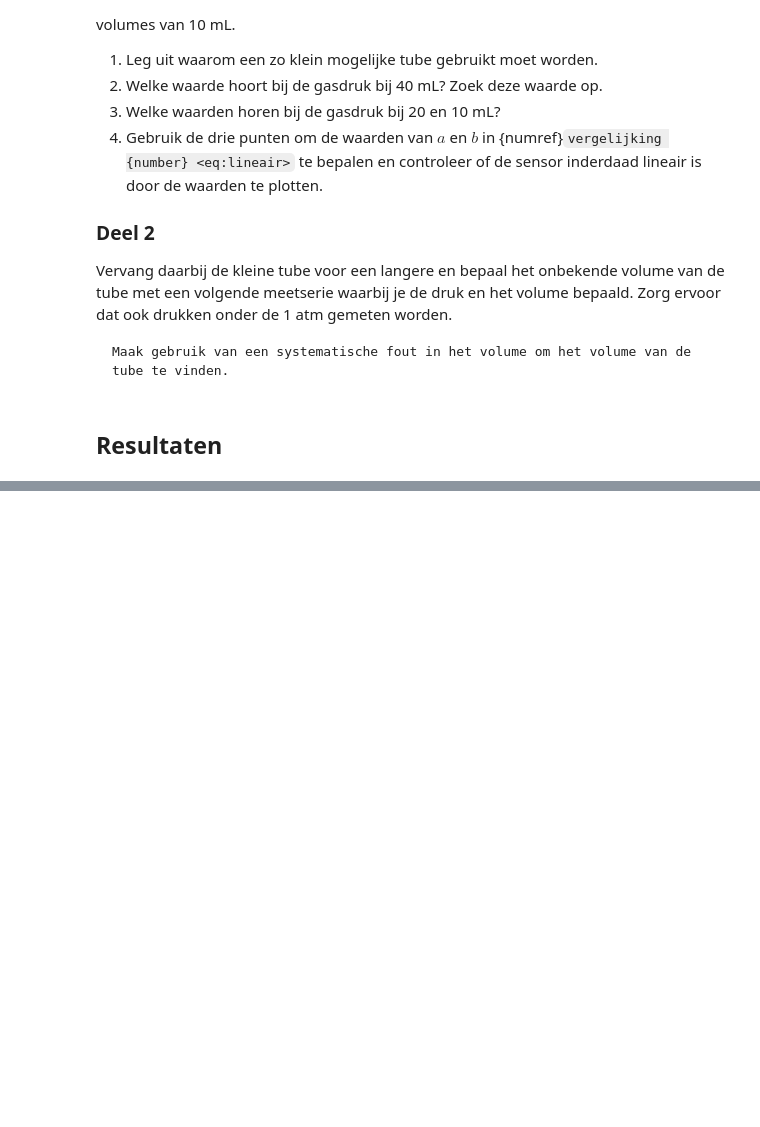
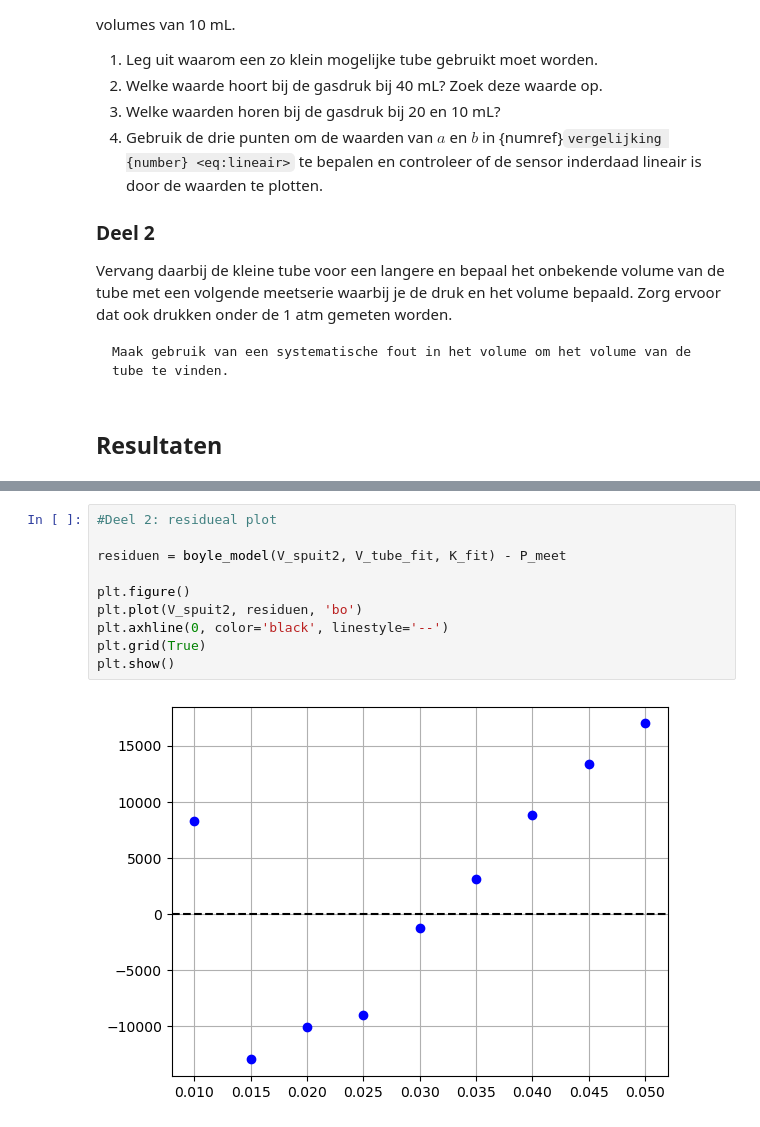
Before and after one commit to NNynke/6508049-en-6533183, a Jupyter notebook: Content/Labs/druksensorijken.ipynb, the cells around one changed output, grey strips where cells are left out. Cells and saved outputs as stored; diff of their text form; blank space fills up the shorter version.

```diff
--- a/Content/Labs/druksensorijken.ipynb
+++ b/Content/Labs/druksensorijken.ipynb
@@ -185,0 +195,12 @@ P_spuit = P_spuit_raw * 101325                                  # De druk in de
+# %%
+#Deel 2: residueal plot
+
+residuen = boyle_model(V_spuit2, V_tube_fit, K_fit) - P_meet
+
+plt.figure()
+plt.plot(V_spuit2, residuen, 'bo')
+plt.axhline(0, color='black', linestyle='--')
+plt.grid(True)
+plt.show()
+# %% [output]
+[figure, added]
```
Also changed, not shown: parts of 14 cells of this notebook, 2 other files.
